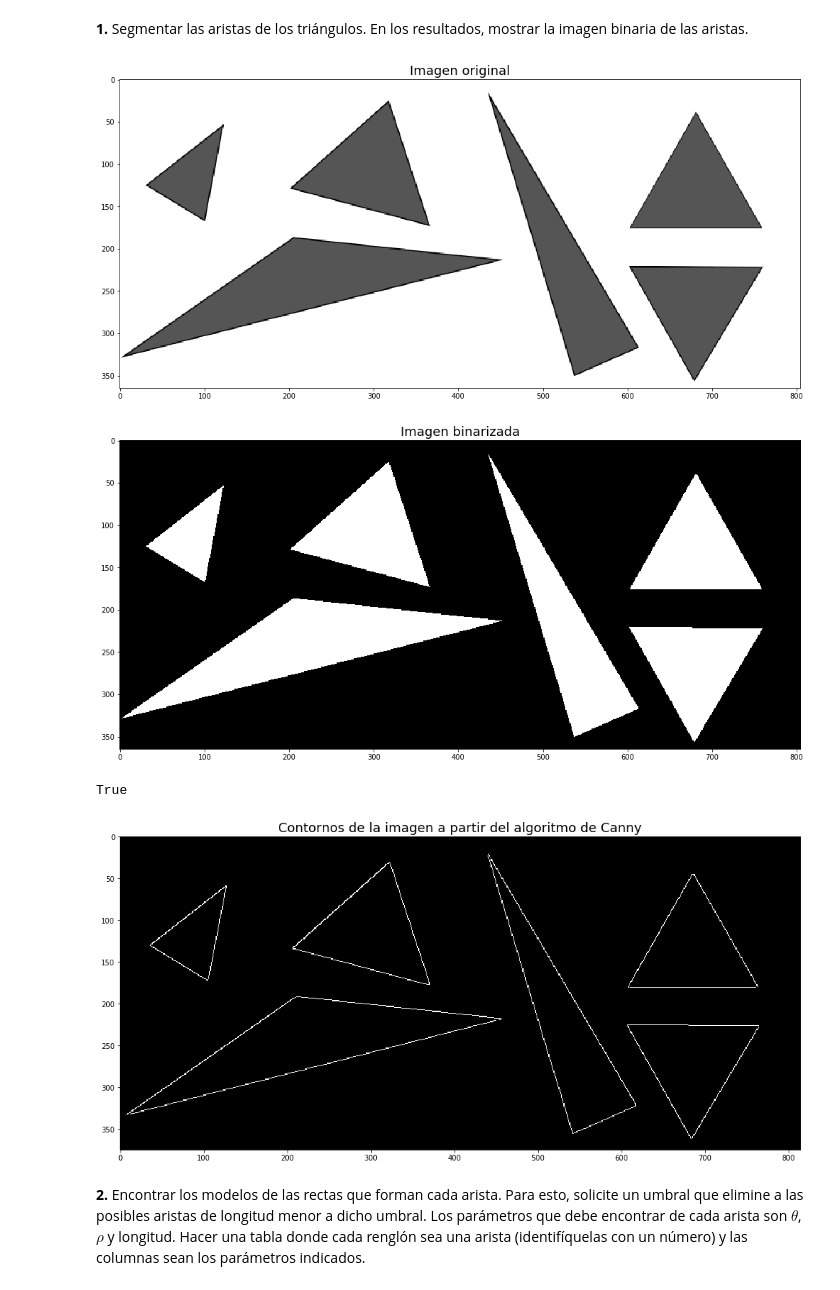
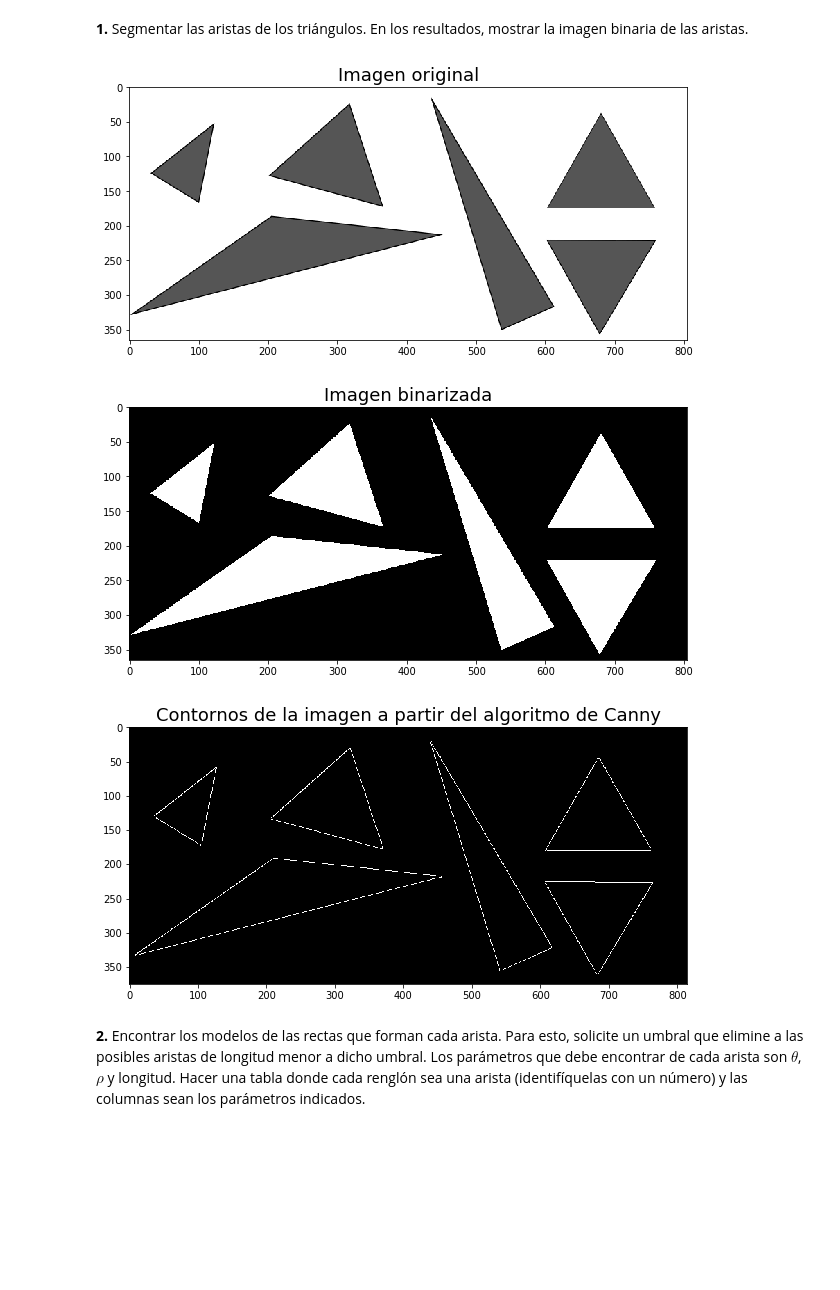
Before and after one commit to Pagutri/ProyectoAsignadoImagenes, a Jupyter notebook: Trianguleros2_DespuesDeLaLuz.ipynb, the cells around one changed output. Saved outputs shown, nothing was run; the diff lists cells and outputs as text; code cells hidden in the pictures; blank space fills up the shorter version.

```diff
--- a/Trianguleros2_DespuesDeLaLuz.ipynb
+++ b/Trianguleros2_DespuesDeLaLuz.ipynb
@@ -14,34 +14,31 @@ from skimage.measure import label
 # %%
 triangulos = cv.imread("images/Triangulos.PNG", 0)
 # %%
-fig = plt.figure(figsize = (20, 8))
+fig = plt.figure(figsize = (10, 5))
 fig.add_subplot(1, 1, 1)
 plt.imshow(triangulos, cmap = 'gray');
 plt.title("Imagen original", size = 18);
 # %% [output]
-[figure, old version]
+[figure, new version]
 # %%
 bin_triang = np.where(triangulos < 170, 255, 0)
 # %%
-fig = plt.figure(figsize = (20, 8))
+fig = plt.figure(figsize = (10, 5))
 fig.add_subplot(1, 1, 1)
 plt.imshow(bin_triang, cmap = 'gray');
 plt.title("Imagen binarizada", size = 18);
 # %% [output]
-[figure, old version]
+[figure, new version]
 # %%
 padd_bin_triang = cv.copyMakeBorder(bin_triang, 5, 5, 5, 5, cv.BORDER_CONSTANT)
 imgu8 = np.uint8(padd_bin_triang)
 contor = cv.Canny(imgu8, 50, 200, None, 3)
-cv.imwrite('images/prueba.jpg', padd_bin_triang)
-# %% [output]
-True
 # %%
-fig = plt.figure(figsize = (20, 8))
+fig = plt.figure(figsize = (10, 5))
 fig.add_subplot(1, 1, 1)
 plt.imshow(contor, cmap = 'gray');
 plt.title("Contornos de la imagen a partir del algoritmo de Canny", size = 18);
 # %% [output]
-[figure, old version]
+[figure, new version]
 # %% [markdown]
 __2.__ Encontrar los modelos de las rectas que forman cada arista. Para esto, solicite un umbral que elimine a las posibles aristas de longitud menor a dicho umbral. Los parámetros que debe encontrar de cada arista son $\theta$, $\rho$ y longitud. Hacer una tabla donde cada renglón sea una arista (identifíquelas con un número) y las columnas sean los parámetros indicados.
```
Also changed, not shown: parts of 19 cells of this notebook.
